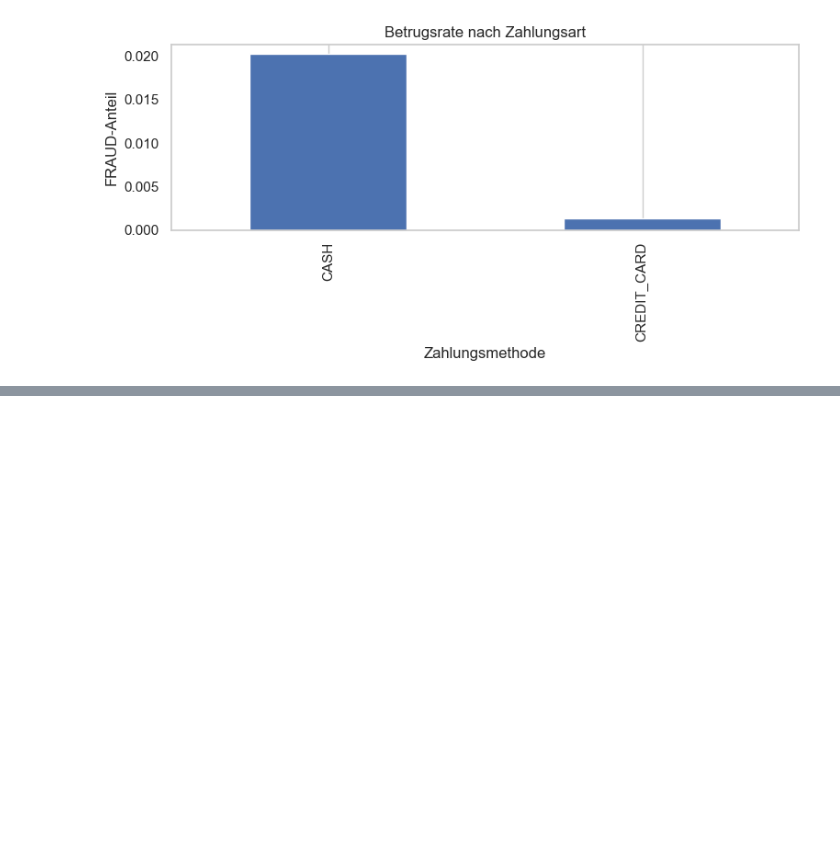
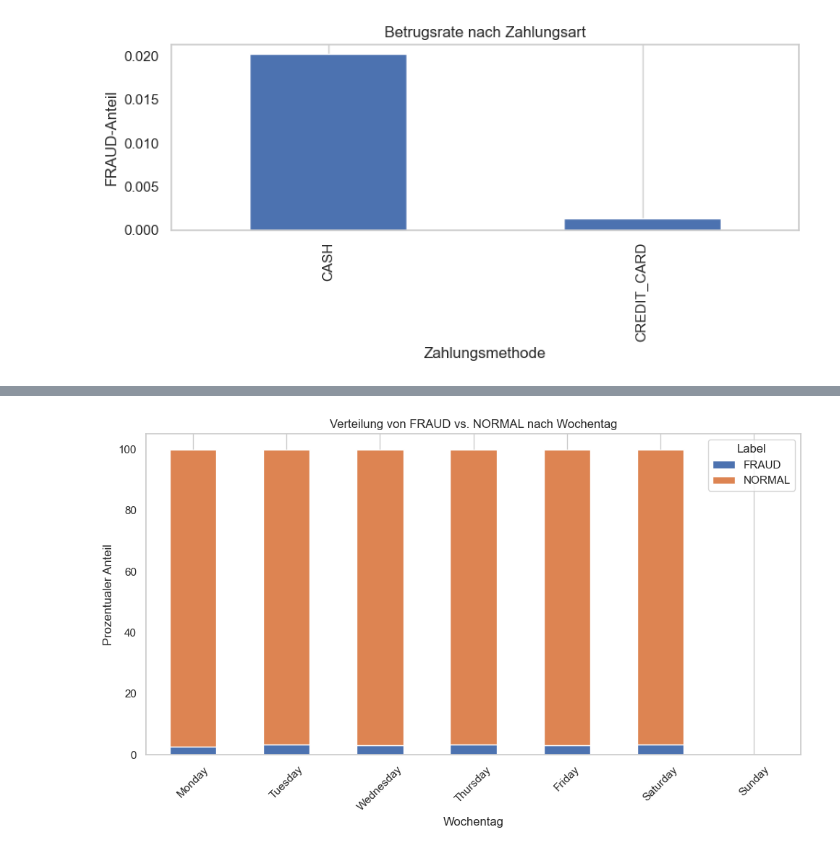
Before and after one commit to David-Leatham/project_data_science, a Jupyter notebook: analyseJoinStoresTransactions.ipynb, the cells around one changed output, grey strips where cells are left out. Cells and saved outputs as stored; diff of their text form; code cells hidden in the pictures; blank space fills up the shorter version.

```diff
--- a/analyseJoinStoresTransactions.ipynb
+++ b/analyseJoinStoresTransactions.ipynb
@@ -155,0 +174,5 @@ plt.show()
+# %%
+# Wochentag hinzufügen (0 = Montag, 6 = Sonntag)
+joined_clean['weekday'] = joined_clean['transaction_start'].dt.dayofweek
+# Alternativ: Namen der Wochentage (für lesbare Plots)
+joined_clean['weekday_name'] = joined_clean['transaction_start'].dt.day_name()
@@ -155,0 +190,20 @@ plt.show()
+# %%
+# Kreuztabelle: Anteil FRAUD/NORMAL je Wochentag (prozentual)
+label_dist = pd.crosstab(joined_clean['weekday_name'], joined_clean['label'], normalize='index') * 100
+
+# Wochentage in sinnvoller Reihenfolge sortieren
+weekday_order = ['Monday', 'Tuesday', 'Wednesday', 'Thursday', 'Friday', 'Saturday', 'Sunday']
+label_dist = label_dist.reindex(weekday_order)
+
+# Plot
+label_dist.plot(kind='bar', stacked=True, figsize=(10,6))
+plt.title('Verteilung von FRAUD vs. NORMAL nach Wochentag')
+plt.ylabel('Prozentualer Anteil')
+plt.xlabel('Wochentag')
+plt.legend(title='Label')
+plt.xticks(rotation=45)
+plt.grid(axis='y')
+plt.tight_layout()
+plt.show()
+# %% [output]
+[figure, added]
```
Also changed, not shown: parts of 7 cells of this notebook, 2 other files.
